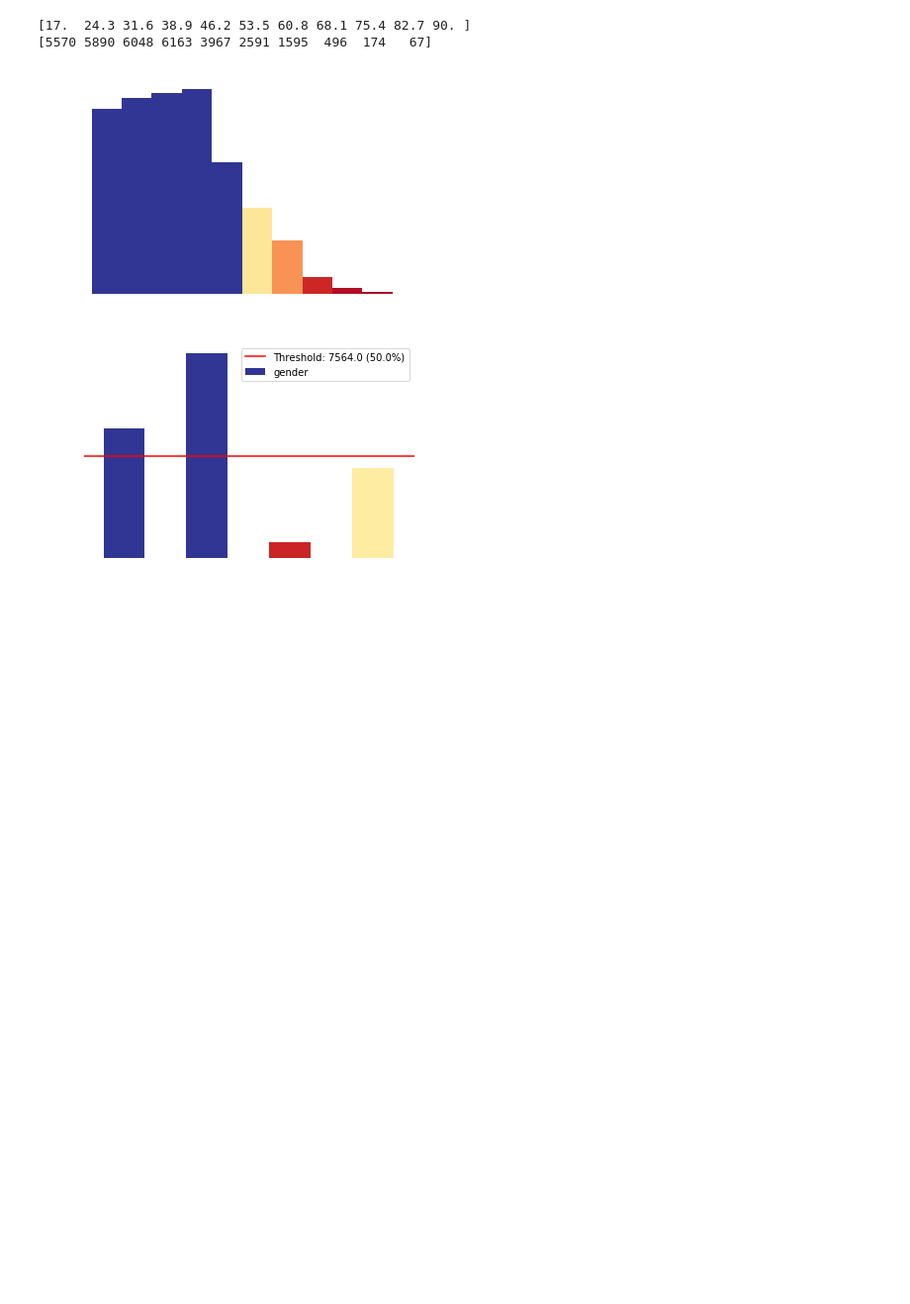
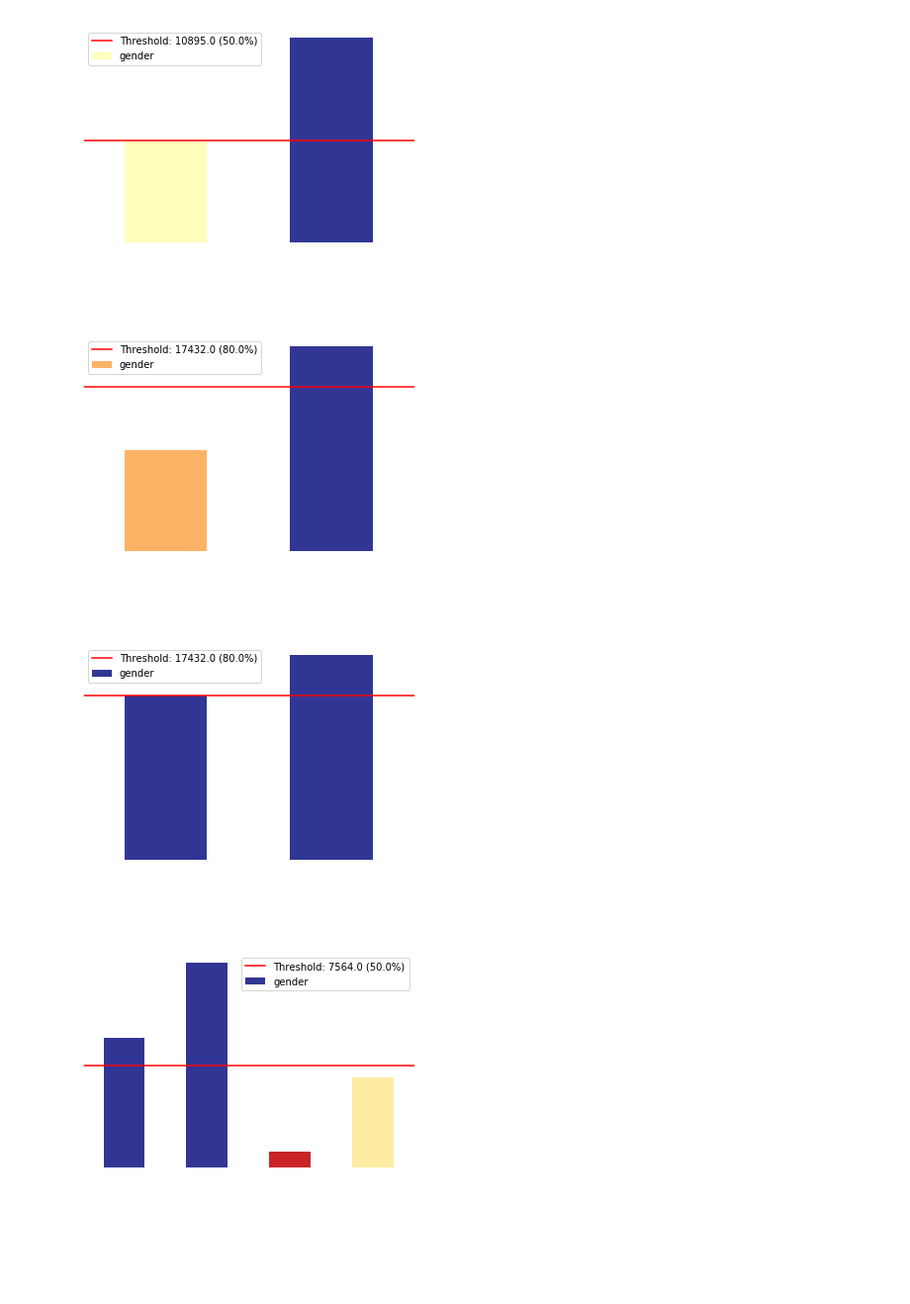
Before and after one commit to EthicalML/xai, a Jupyter notebook: examples/XData Example Usage.ipynb, the cells around one changed output. Shown at 99% size. Drawn from its saved outputs; the diff is of its cells as text; code cells hidden in the pictures; blank space fills up the shorter version.

Commit message:
feat: added imbalance classes

```diff
--- a/examples/XData Example Usage.ipynb
+++ b/examples/XData Example Usage.ipynb
@@ -27,28 +27,20 @@ csv_columns = ["age", "workclass", "fnlwgt", "education", "education-num", "mari
                    "hours-per-week", "native-country", "loan"]
 # %%
 df = pd.read_csv(csv_path, names=csv_columns)
-# %%
-cm = plt.cm.get_cmap('RdYlBu_r')
-Y, X = np.histogram(df["age"].values)
-
-print(X)
-print(Y)
-
-y_span = Y.max()
-C = []
-for y in Y:
-    val = 1-y/y_span
-    if val < 0.5:
-        val = 0.0
-    c = cm(val)
-    C.append(c)
-
-plt.bar(X[:-1],Y,color=C,width=X[1]-X[0])
-plt.show()
-# %% [output]
-[17.  24.3 31.6 38.9 46.2 53.5 60.8 68.1 75.4 82.7 90. ]
-[5570 5890 6048 6163 3967 2591 1595  496  174   67]
-[figure, removed]
+# %%
+xd = XData("loan", df)
+# xd.imbalances(plot=True)
+xd.show_imbalance("gender")
+xd.set_threshold(0.8)
+xd.show_imbalance("gender")
+xd.balance("gender")
+xd.show_imbalance("gender")
+
+xd.show_imbalance
+# %% [output]
+[figure, added]
+[figure, added]
+[figure, added]
 # %%
 def plot_imbalance(x, y, raw_ratios, under_thresholds, threshold):
     y_max = y.max()
```
Also changed, not shown: parts of 2 cells of this notebook, 1 other file.
